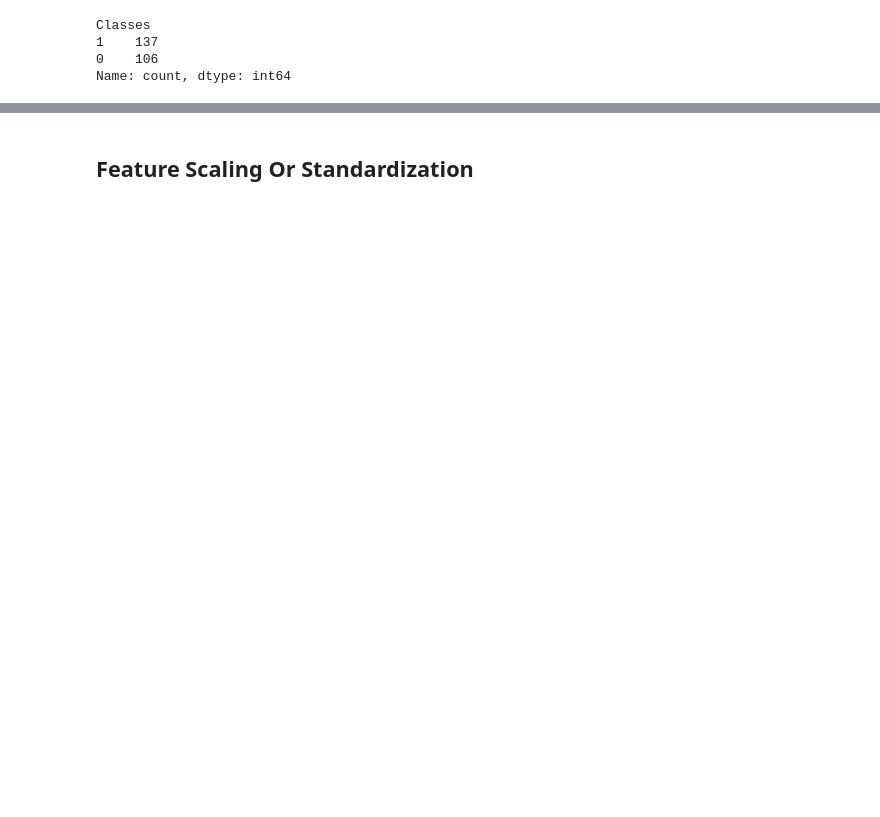
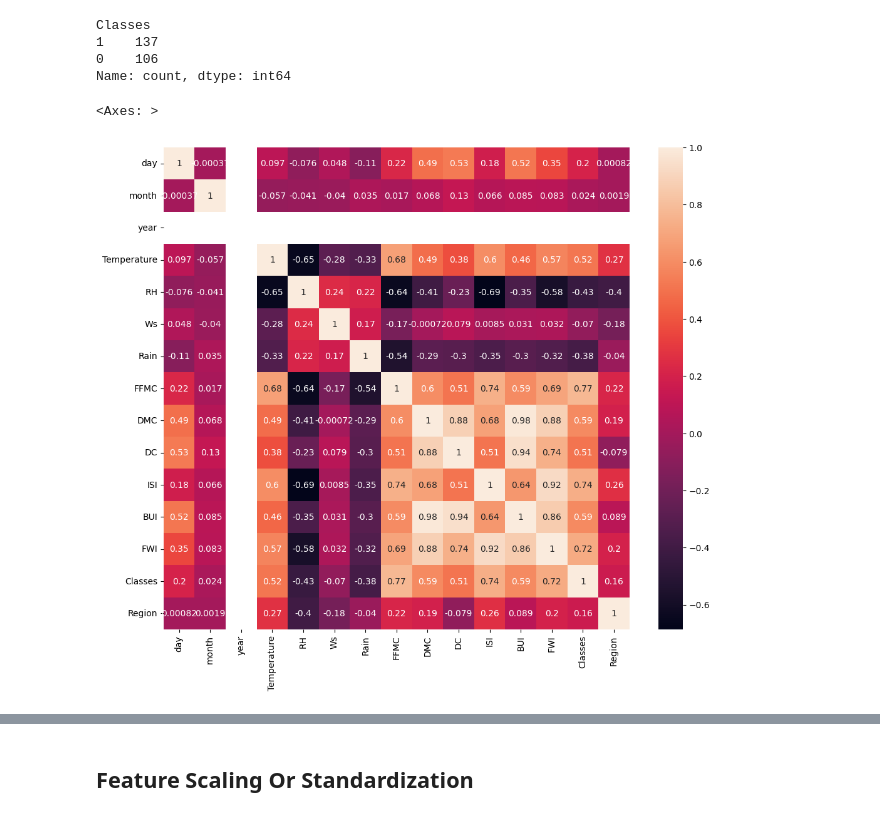
Before and after one commit to Prriiiyankaaa/forestfires, a Jupyter notebook: notebooks/Model Training.ipynb, the cells around one changed output, grey strips where cells are left out. Cells and saved outputs as stored; diff of their text form; code cells hidden in the pictures; blank space fills up the shorter version.

```diff
--- a/notebooks/Model Training.ipynb
+++ b/notebooks/Model Training.ipynb
@@ -65,3 +66,10 @@ Classes
 1    137
 0    106
 Name: count, dtype: int64
+# %%
+plt.figure(figsize=(12,10))
+corr=df.corr()
+sns.heatmap(corr,annot=True)
+# %% [output]
+<Axes: >
+[figure, added]
```
Also changed, not shown: parts of 41 cells of this notebook.
